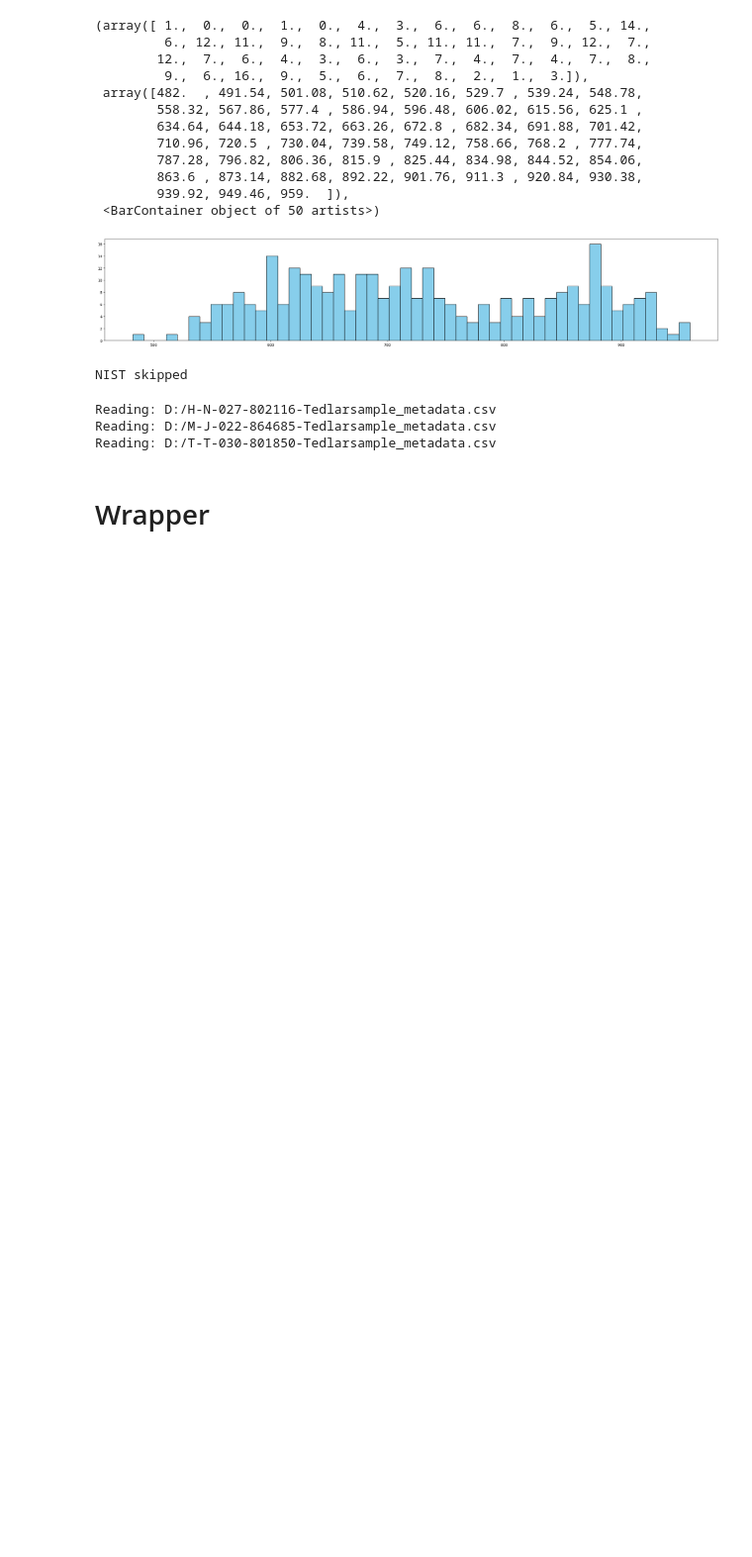
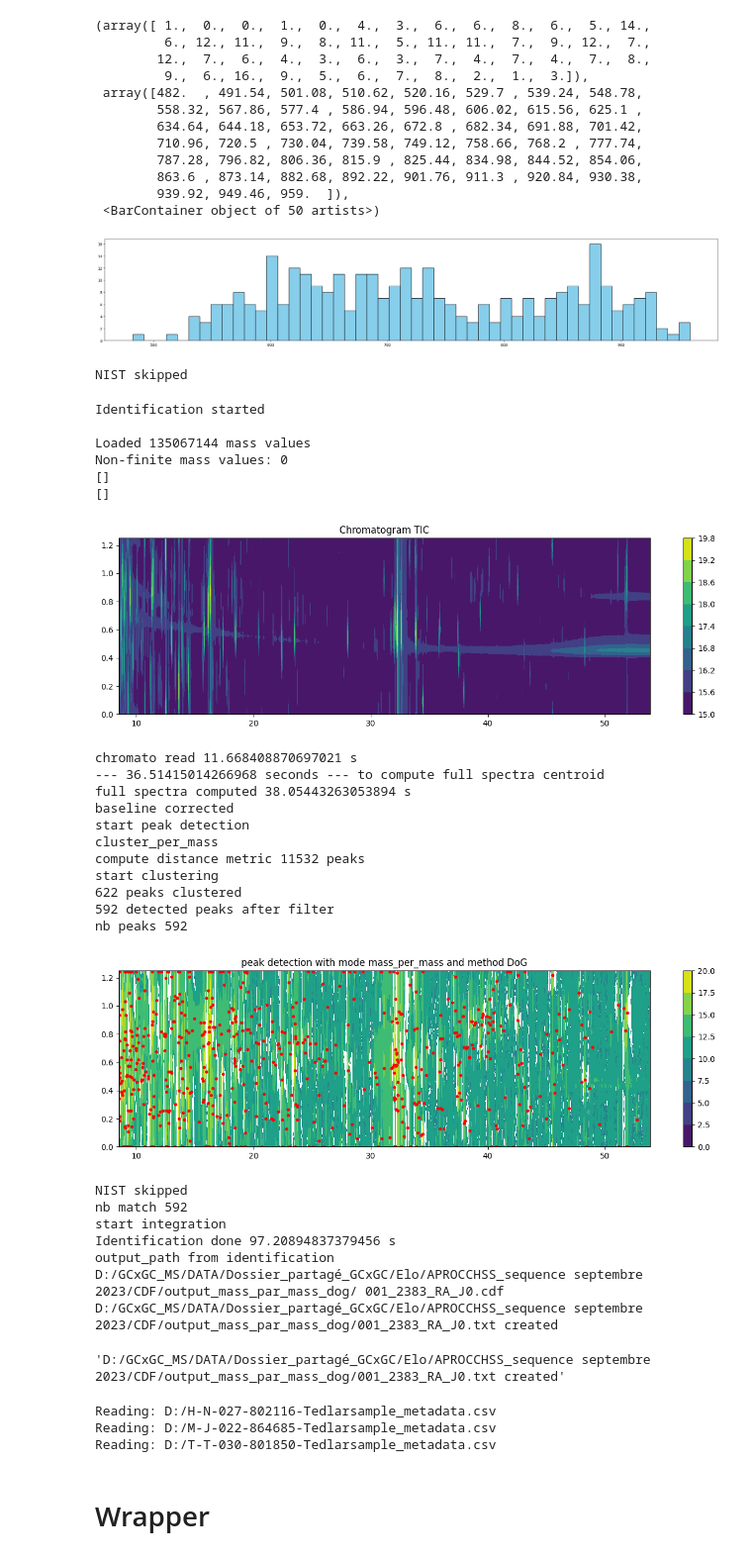
Before and after one commit to Lollith/Python-2DGC-Alignment, a Jupyter notebook: notebooks/db_scan.ipynb, the cells around one changed output. Shown at 99% size. Cells and saved outputs as stored; diff of their text form; code cells hidden in the pictures; blank space fills up the shorter version.

```diff
--- a/notebooks/db_scan.ipynb
+++ b/notebooks/db_scan.ipynb
@@ -154,14 +160,45 @@ NIST skipped
 # %%
-sample_identification("D:/cdf centroid", "B-K-031-751355-Tedlar.cdf", "D:/",
-                          mod_time=1.7,
-                          method="DoG", mode="mass_per_mass",
-                          noise_factor=5, abs_thresholds=1000,
-                          rel_thresholds=0.001,
-                          cluster=0.5,
-                          min_distance=1, min_sigma=1, max_sigma=20, sigma_ratio=2,
-                          num_sigma=10,
-                          formated_spectra=True, match_factor_min=600, min_persistence=0.0002,
-                          overlap=0.5, eps=0.001, min_samples=1, nist=False,quant_method="mass", extract_patch=True,output_hdf5_file= "D:/data_set_tedlar.h5")
+sample_identification("D:/GCxGC_MS/DATA/Dossier_partagé_GCxGC/Elo/APROCCHSS_sequence septembre 2023/CDF/", "001_2383_RA_J0.cdf",
+                     "D:/GCxGC_MS/DATA/Dossier_partagé_GCxGC/Elo/APROCCHSS_sequence septembre 2023/CDF/output_mass_par_mass_dog/",
+                         mod_time=1.25,
+                            method="DoG", mode="mass_per_mass",
+                            noise_factor=5, abs_thresholds=1000,
+                            rel_thresholds=0.005,
+                            cluster=0.5,
+                            min_distance=1, min_sigma=1.1, max_sigma=10, sigma_ratio=2,
+                            num_sigma=10,
+                            formated_spectra=True, match_factor_min=600, min_persistence=0.0002,
+                            overlap=0.5, eps=0.001, min_samples=1, nist=False,
+                            quant_method="mass", extract_patch=True,
+                            output_hdf5_file= "D:/GCxGC_MS/DATA/Dossier_partagé_GCxGC/Elo/APROCCHSS_sequence septembre 2023/CDF/output_mass_par_mass_dog/dataset.h5",
+                            plot_=True)
+# %% [output]
+Identification started
+
+Loaded 135067144 mass values
+Non-finite mass values: 0
+[]
+[]
+[figure, added]
+chromato read 11.668408870697021 s
+--- 36.51415014266968 seconds --- to compute full spectra centroid
+full spectra computed 38.05443263053894 s
+baseline corrected
+start peak detection
+cluster_per_mass
+compute distance metric 11532 peaks
+start clustering
+622 peaks clustered
+592 detected peaks after filter
+nb peaks 592
+[figure, added]
+NIST skipped
+nb match 592
+start integration
+Identification done 97.20894837379456 s
+output_path from identification D:/GCxGC_MS/DATA/Dossier_partagé_GCxGC/Elo/APROCCHSS_sequence septembre 2023/CDF/output_mass_par_mass_dog/ 001_2383_RA_J0.cdf
+D:/GCxGC_MS/DATA/Dossier_partagé_GCxGC/Elo/APROCCHSS_sequence septembre 2023/CDF/output_mass_par_mass_dog/001_2383_RA_J0.txt created
+'D:/GCxGC_MS/DATA/Dossier_partagé_GCxGC/Elo/APROCCHSS_sequence septembre 2023/CDF/output_mass_par_mass_dog/001_2383_RA_J0.txt created'
 # %%
 import h5py
 import matplotlib.pyplot as plt
```
Also changed, not shown: parts of 10 cells of this notebook.
